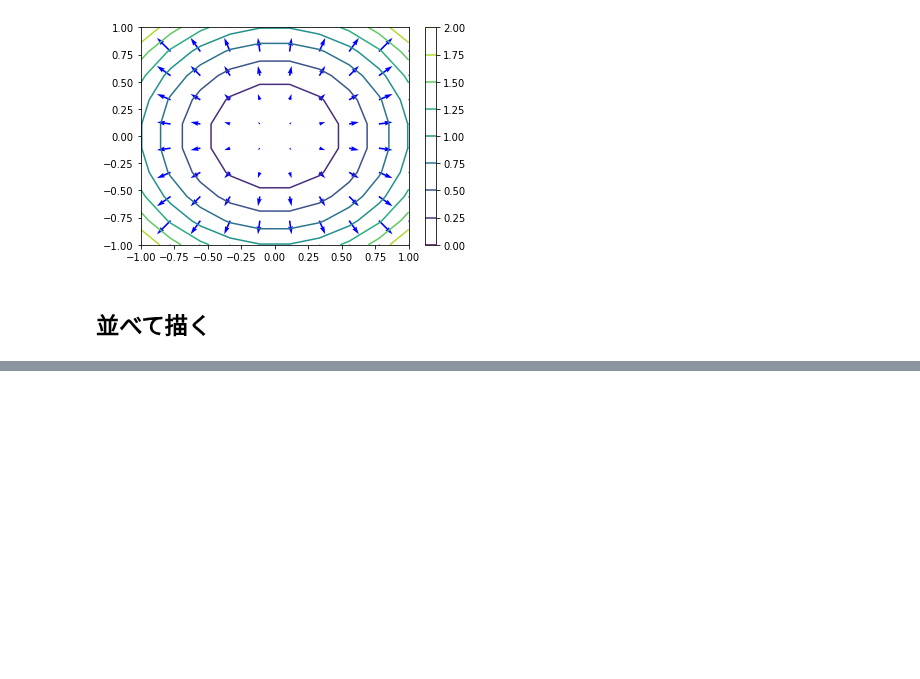
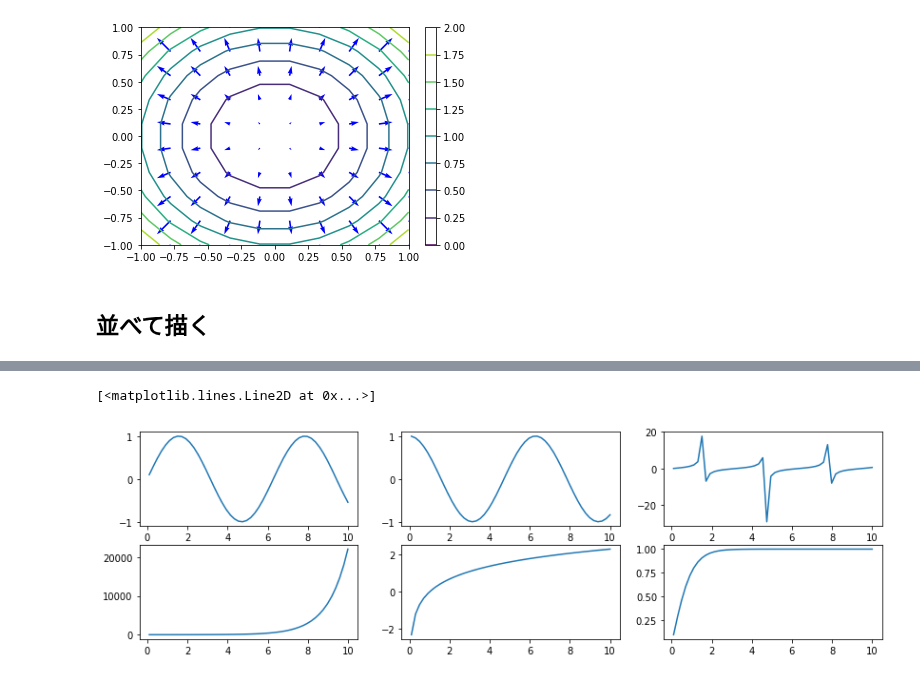
Before and after one commit to AkinoriTanaka-phys/deeplearning_notes, a Jupyter notebook: appendix/intro2plt.ipynb, the cells around one changed output, grey strips where cells are left out. Drawn from its saved outputs; the diff is of its cells as text; code cells hidden in the pictures; blank space fills up the shorter version.

```diff
--- a/appendix/intro2plt.ipynb
+++ b/appendix/intro2plt.ipynb
@@ -186,0 +194,25 @@ plt.show()
+# %%
+x = np.linspace(.1, 10)
+
+plt.figure(figsize=(14,4))
+
+plt.subplot(2,3,1)
+plt.plot(x, np.sin(x))
+
+plt.subplot(2,3,2)
+plt.plot(x, np.cos(x))
+
+plt.subplot(2,3,3)
+plt.plot(x, np.tan(x))
+
+plt.subplot(2,3,4)
+plt.plot(x, np.exp(x))
+
+plt.subplot(2,3,5)
+plt.plot(x, np.log(x))
+
+plt.subplot(2,3,6)
+plt.plot(x, np.tanh(x))
+# %% [output]
+[<matplotlib.lines.Line2D at 0x...>]
+[figure, added]
```
Also changed, not shown: parts of 5 cells of this notebook, 2 other files.
